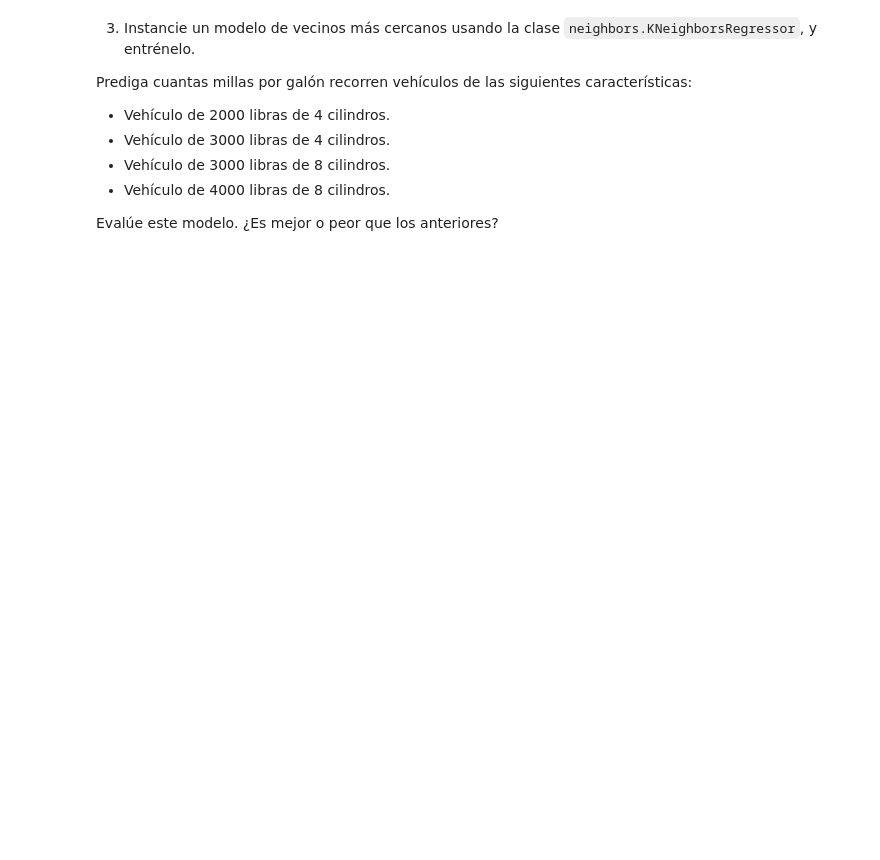
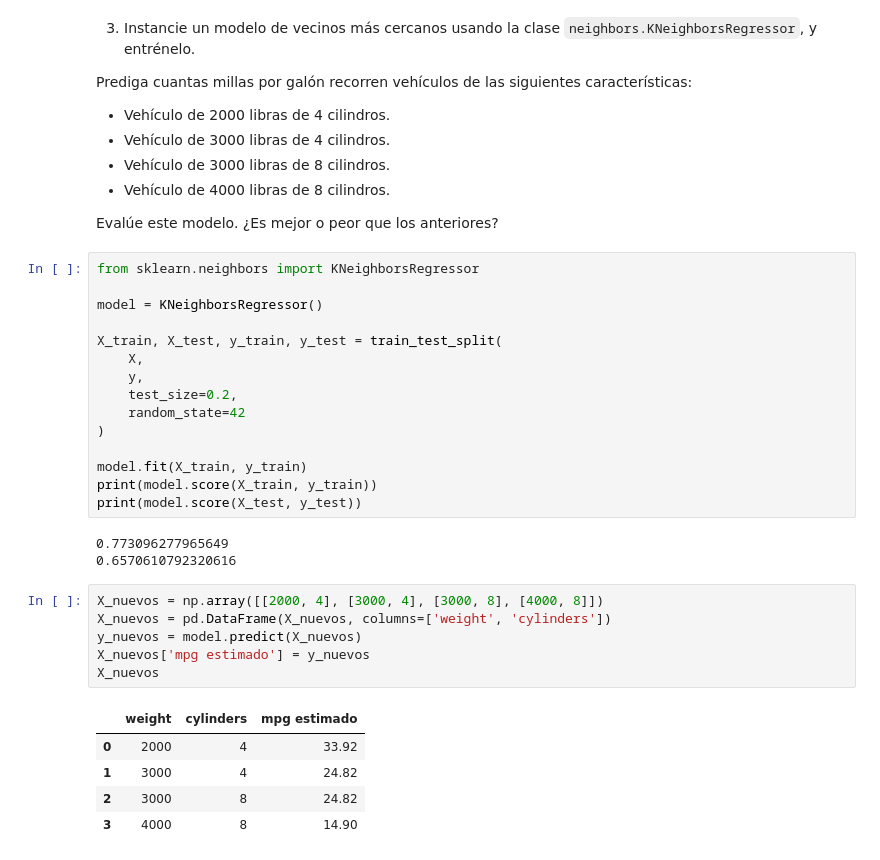
Before and after one commit to EritzSM/ap-2026-1-61, a Jupyter notebook: notebooks/01-Construcción_de_modelos_de_aprendizaje_de_máquina_con_Scikit_Learn.ipynb, the cells around one changed output. Cells and saved outputs as stored; diff of their text form; blank space fills up the shorter version.

```diff
--- a/notebooks/01-Construcción_de_modelos_de_aprendizaje_de_máquina_con_Scikit_Learn.ipynb
+++ b/notebooks/01-Construcción_de_modelos_de_aprendizaje_de_máquina_con_Scikit_Learn.ipynb
@@ -345,3 +386,33 @@ Prediga cuantas millas por galón recorren vehículos de las siguientes caracter
 - Vehículo de 4000 libras de 8 cilindros.
 
 Evalúe este modelo. ¿Es mejor o peor que los anteriores?
+# %%
+from sklearn.neighbors import KNeighborsRegressor
+
+model = KNeighborsRegressor()
+
+X_train, X_test, y_train, y_test = train_test_split(
+    X,
+    y,
+    test_size=0.2,
+    random_state=42
+)
+
+model.fit(X_train, y_train)
+print(model.score(X_train, y_train))
+print(model.score(X_test, y_test))
+# %% [output]
+0.773096277965649
+0.6570610792320616
+# %%
+X_nuevos = np.array([[2000, 4], [3000, 4], [3000, 8], [4000, 8]])
+X_nuevos = pd.DataFrame(X_nuevos, columns=['weight', 'cylinders'])
+y_nuevos = model.predict(X_nuevos)
+X_nuevos['mpg estimado'] = y_nuevos
+X_nuevos
+# %% [output]
+|  | weight | cylinders | mpg estimado |
+| 0 | 2000 | 4 | 33.92 |
+| 1 | 3000 | 4 | 24.82 |
+| 2 | 3000 | 8 | 24.82 |
+| 3 | 4000 | 8 | 14.90 |
```
Also changed, not shown: parts of 5 cells of this notebook.
